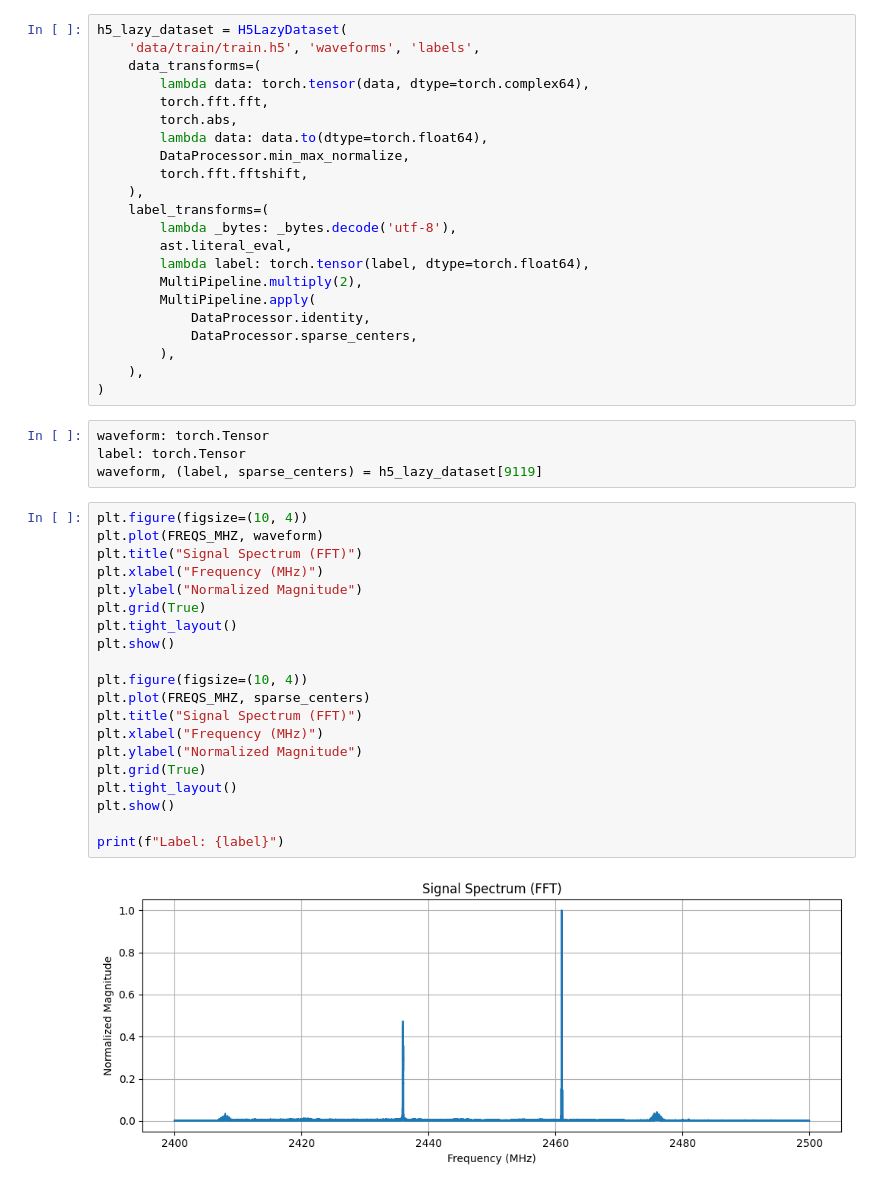
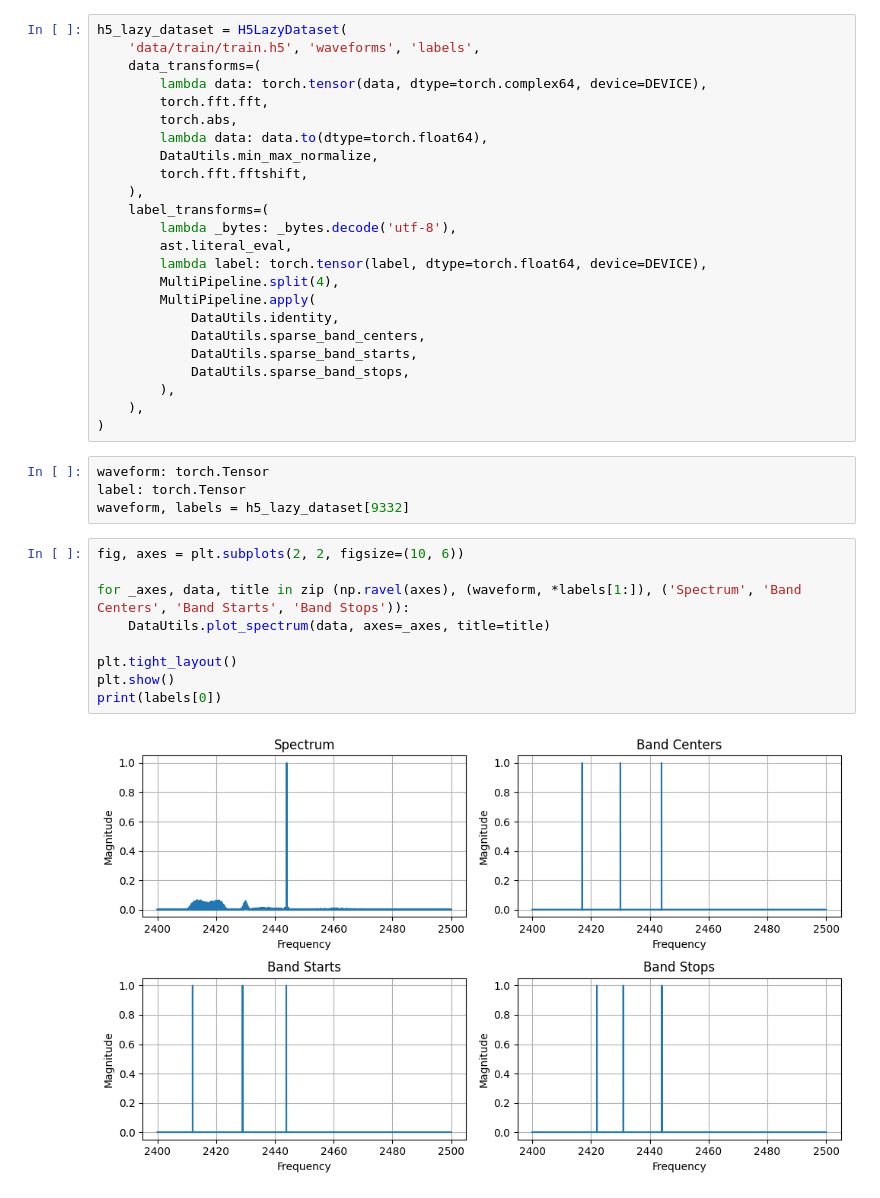
Before and after one commit to LingWL02/airadio, a Jupyter notebook: notebooks/preprocessing.ipynb, the cells around one changed output. Saved outputs shown, nothing was run; the diff lists cells and outputs as text.

Commit message:
Completed preliminary data preprocessing.

```diff
--- a/notebooks/preprocessing.ipynb
+++ b/notebooks/preprocessing.ipynb
@@ -10,47 +10,38 @@ from modules.data_utils import H5LazyDataset, DataProcessor, MultiPipeline
 h5_lazy_dataset = H5LazyDataset(
     'data/train/train.h5', 'waveforms', 'labels',
     data_transforms=(
-        lambda data: torch.tensor(data, dtype=torch.complex64),
+        lambda data: torch.tensor(data, dtype=torch.complex64, device=DEVICE),
         torch.fft.fft,
         torch.abs,
         lambda data: data.to(dtype=torch.float64),
-        DataProcessor.min_max_normalize,
+        DataUtils.min_max_normalize,
         torch.fft.fftshift,
     ),
     label_transforms=(
         lambda _bytes: _bytes.decode('utf-8'),
         ast.literal_eval,
-        lambda label: torch.tensor(label, dtype=torch.float64),
-        MultiPipeline.multiply(2),
+        lambda label: torch.tensor(label, dtype=torch.float64, device=DEVICE),
+        MultiPipeline.split(4),
         MultiPipeline.apply(
-            DataProcessor.identity,
-            DataProcessor.sparse_centers,
+            DataUtils.identity,
+            DataUtils.sparse_band_centers,
+            DataUtils.sparse_band_starts,
+            DataUtils.sparse_band_stops,
         ),
     ),
 )
 # %%
 waveform: torch.Tensor
 label: torch.Tensor
-waveform, (label, sparse_centers) = h5_lazy_dataset[9119]
+waveform, labels = h5_lazy_dataset[9332]
 # %%
-plt.figure(figsize=(10, 4))
-plt.plot(FREQS_MHZ, waveform)
-plt.title("Signal Spectrum (FFT)")
-plt.xlabel("Frequency (MHz)")
-plt.ylabel("Normalized Magnitude")
-plt.grid(True)
+fig, axes = plt.subplots(2, 2, figsize=(10, 6))
+
+for _axes, data, title in zip (np.ravel(axes), (waveform, *labels[1:]), ('Spectrum', 'Band Centers', 'Band Starts', 'Band Stops')):
+    DataUtils.plot_spectrum(data, axes=_axes, title=title)
+
 plt.tight_layout()
 plt.show()
-
-plt.figure(figsize=(10, 4))
-plt.plot(FREQS_MHZ, sparse_centers)
-plt.title("Signal Spectrum (FFT)")
-plt.xlabel("Frequency (MHz)")
-plt.ylabel("Normalized Magnitude")
-plt.grid(True)
-plt.tight_layout()
-plt.show()
-
-print(f"Label: {label}")
+print(labels[0])
 # %% [output]
-[figure, old version]
+[figure, new version]
```
Also changed, not shown: parts of 2 cells of this notebook, 3 other files.
